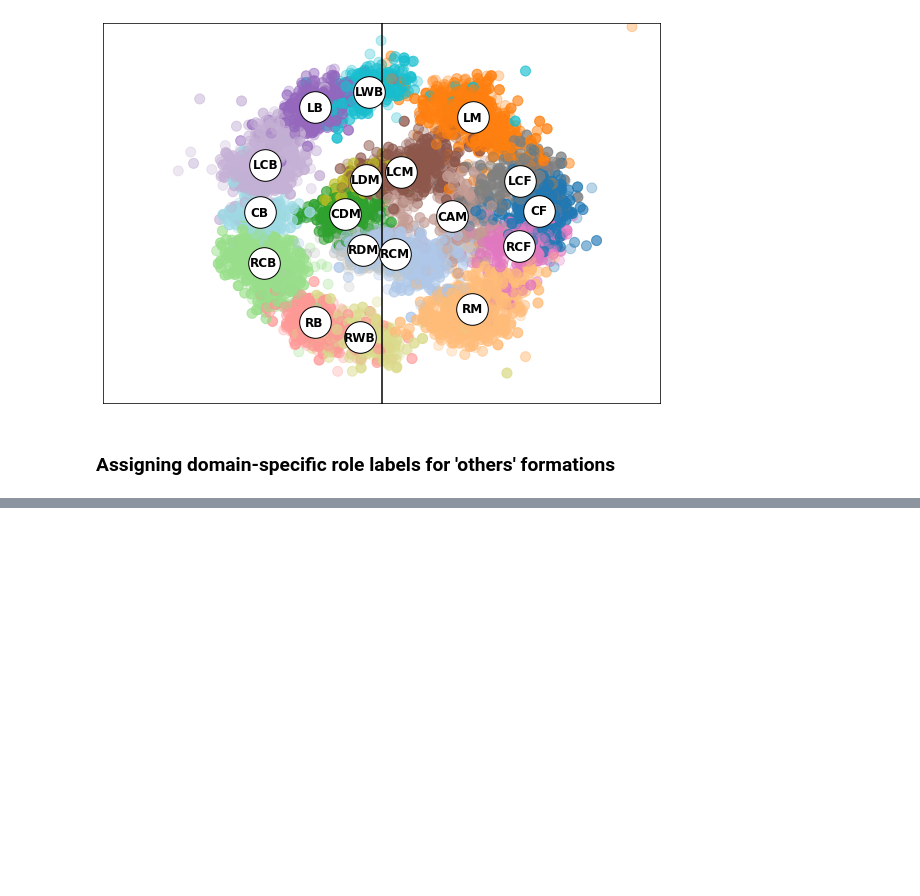
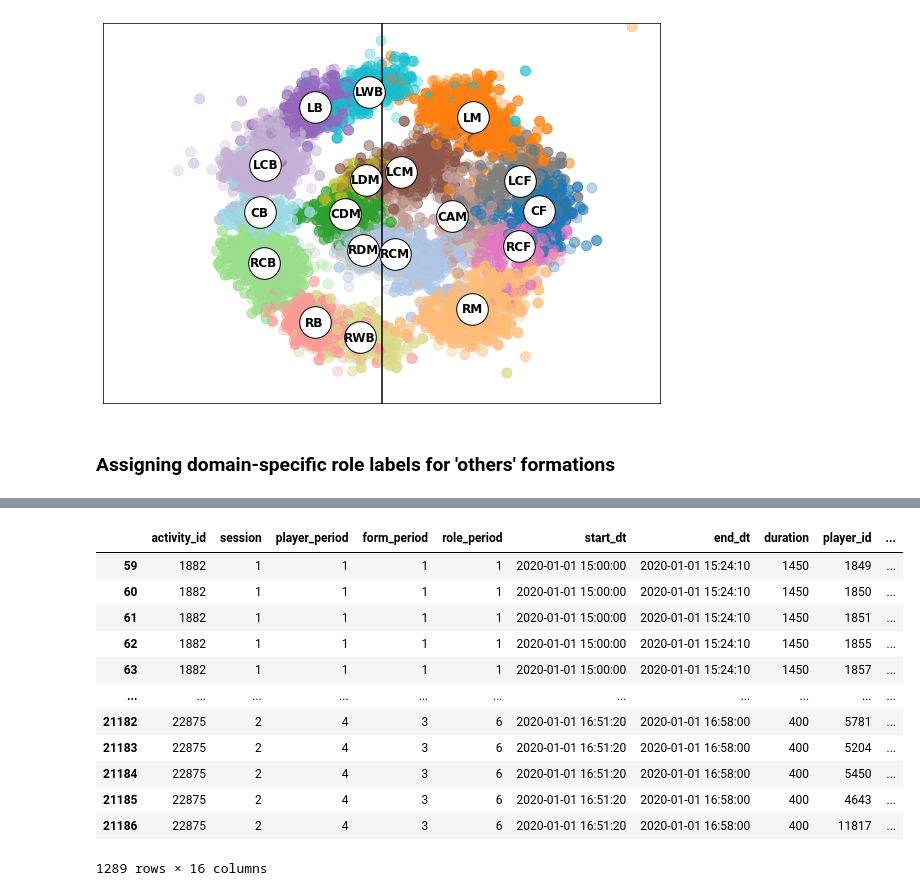
Before and after one commit to pientist/soccercpd, a Jupyter notebook: src/2_role_labeling.ipynb, the cells around one changed output, grey strips where cells are left out. Cells and saved outputs as stored; diff of their text form; code cells hidden in the pictures; blank space fills up the shorter version.

```diff
--- a/src/2_role_labeling.ipynb
+++ b/src/2_role_labeling.ipynb
@@ -123,18 +126,18 @@ role_records
 activity_id = 1879
 form_period = 2
 
-target_form_idx = form_periods[
+form_idx = form_periods[
     (form_periods[LABEL_ACTIVITY_ID] == activity_id) &
     (form_periods[LABEL_FORM_PERIOD] == form_period)
 ].index[0]
-mean_coords = form_periods.at[target_form_idx, LABEL_COORDS]
-mean_edge_mat = form_periods.at[target_form_idx, LABEL_EDGE_MAT]
+mean_coords = form_periods.at[form_idx, LABEL_COORDS]
+mean_edge_mat = form_periods.at[form_idx, LABEL_EDGE_MAT]
 
-target_role_records = role_records[
+unit_role_records = role_records[
     (role_records[LABEL_ACTIVITY_ID] == activity_id) &
     (role_records[LABEL_FORM_PERIOD] == form_period)
 ]
-labels = dict(zip(target_role_records[LABEL_BASE_ROLE], target_role_records[LABEL_ALIGNED_ROLE]))
+labels = dict(zip(unit_role_records[LABEL_BASE_ROLE], unit_role_records[LABEL_ALIGNED_ROLE]))
 
 # Without aligned role labels
 FormManager.visualize_single_graph(mean_coords, mean_edge_mat)
@@ -190,0 +178,5 @@ FormManager.visualize_single_graph(mean_role_coords, mean_edge_mat)
+# %%
+role_distns = ordinary_role_records.groupby(LABEL_ALIGNED_ROLE).apply(
+    RoleRep._estimate_mvn, col_x=LABEL_X, col_y=LABEL_Y, filter=False
+)
+role_distns
@@ -190,0 +204,32 @@ FormManager.visualize_single_graph(mean_role_coords, mean_edge_mat)
+# %%
+def hungarian(unit_role_records):
+    cost_mat = unit_role_records[ordinary_roles].values
+    _, col_idx = linear_sum_assignment(cost_mat)
+    role_records.loc[unit_role_records.index, LABEL_ALIGNED_ROLE] = ordinary_roles[col_idx]
+    # return unit_role_records[HEADER_ROLE_RECORDS + [LABEL_ALIGNED_ROLE]]
+# %%
+other_form_periods = form_periods[form_periods[LABEL_FORMATION] == 'others']
+other_role_records = pd.merge(role_records, other_form_periods[[LABEL_ACTIVITY_ID, LABEL_FORM_PERIOD]])
+
+cost_df = role_distns.apply(
+    lambda n: pd.Series(-np.log(n.pdf(other_role_records[[LABEL_X, LABEL_Y]])))
+).transpose()
+other_role_records = pd.concat([other_role_records, cost_df], axis=1)
+other_role_records.index = role_records[role_records[LABEL_FORMATION] == 'others'].index
+other_role_records.groupby([LABEL_ACTIVITY_ID, LABEL_ROLE_PERIOD]).apply(hungarian)
+
+role_records[role_records[LABEL_FORMATION] == 'others']
+# %% [output]
+|  | activity_id | session | player_period | form_period | role_period | start_dt | end_dt | duration | player_id | ... |
+| 59 | 1882 | 1 | 1 | 1 | 1 | 2020-01-01 15:00:00 | 2020-01-01 15:24:10 | 1450 | 1849 | ... |
+| 60 | 1882 | 1 | 1 | 1 | 1 | 2020-01-01 15:00:00 | 2020-01-01 15:24:10 | 1450 | 1850 | ... |
+| 61 | 1882 | 1 | 1 | 1 | 1 | 2020-01-01 15:00:00 | 2020-01-01 15:24:10 | 1450 | 1851 | ... |
+| 62 | 1882 | 1 | 1 | 1 | 1 | 2020-01-01 15:00:00 | 2020-01-01 15:24:10 | 1450 | 1855 | ... |
+| 63 | 1882 | 1 | 1 | 1 | 1 | 2020-01-01 15:00:00 | 2020-01-01 15:24:10 | 1450 | 1857 | ... |
+| ... | ... | ... | ... | ... | ... | ... | ... | ... | ... | ... |
+| 21182 | 22875 | 2 | 4 | 3 | 6 | 2020-01-01 16:51:20 | 2020-01-01 16:58:00 | 400 | 5781 | ... |
+| 21183 | 22875 | 2 | 4 | 3 | 6 | 2020-01-01 16:51:20 | 2020-01-01 16:58:00 | 400 | 5204 | ... |
+| 21184 | 22875 | 2 | 4 | 3 | 6 | 2020-01-01 16:51:20 | 2020-01-01 16:58:00 | 400 | 5450 | ... |
+| 21185 | 22875 | 2 | 4 | 3 | 6 | 2020-01-01 16:51:20 | 2020-01-01 16:58:00 | 400 | 4643 | ... |
+| 21186 | 22875 | 2 | 4 | 3 | 6 | 2020-01-01 16:51:20 | 2020-01-01 16:58:00 | 400 | 11817 | ... |
+1289 rows × 16 columns
```
Also changed, not shown: parts of 9 cells of this notebook, 2 other files.
